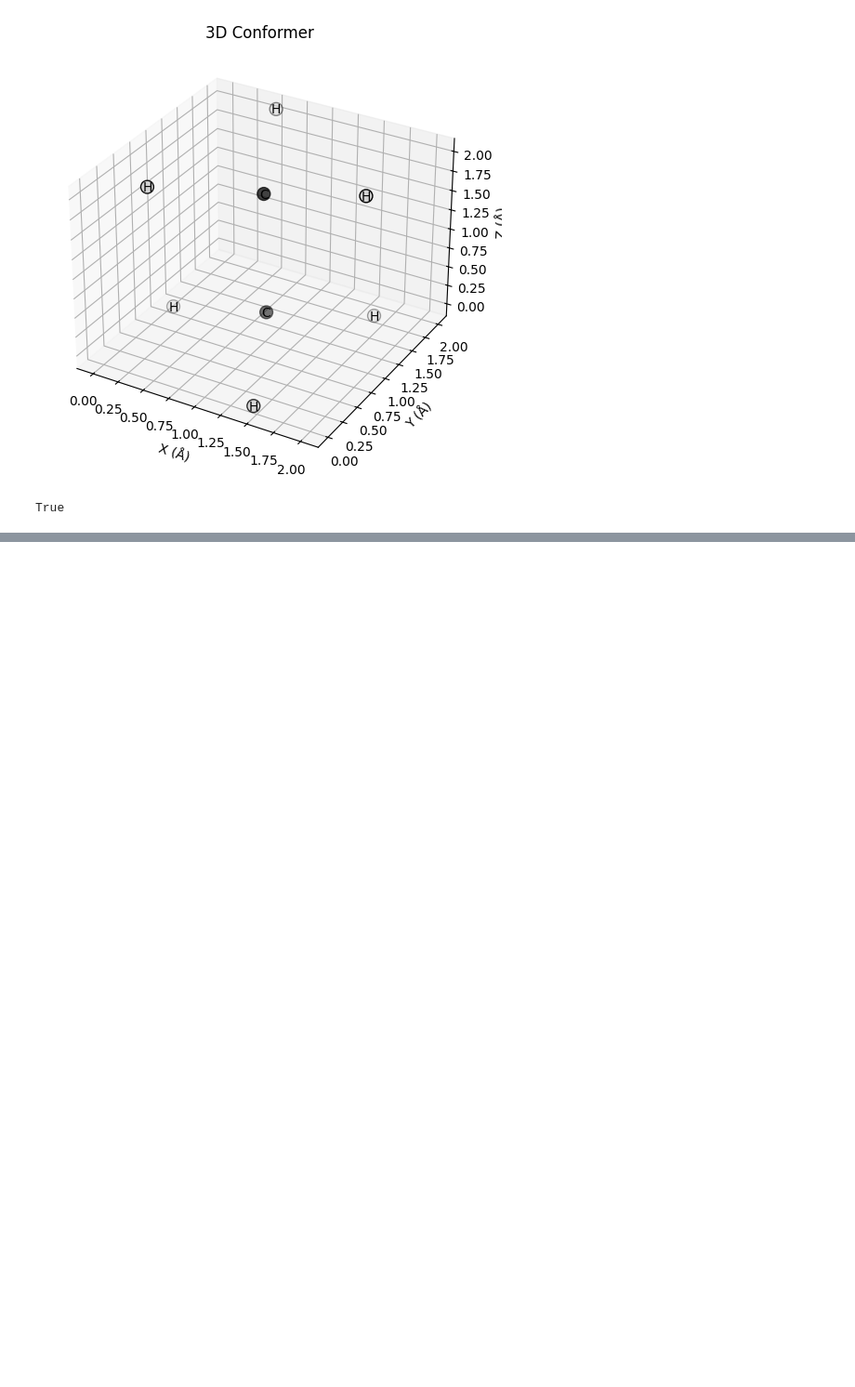
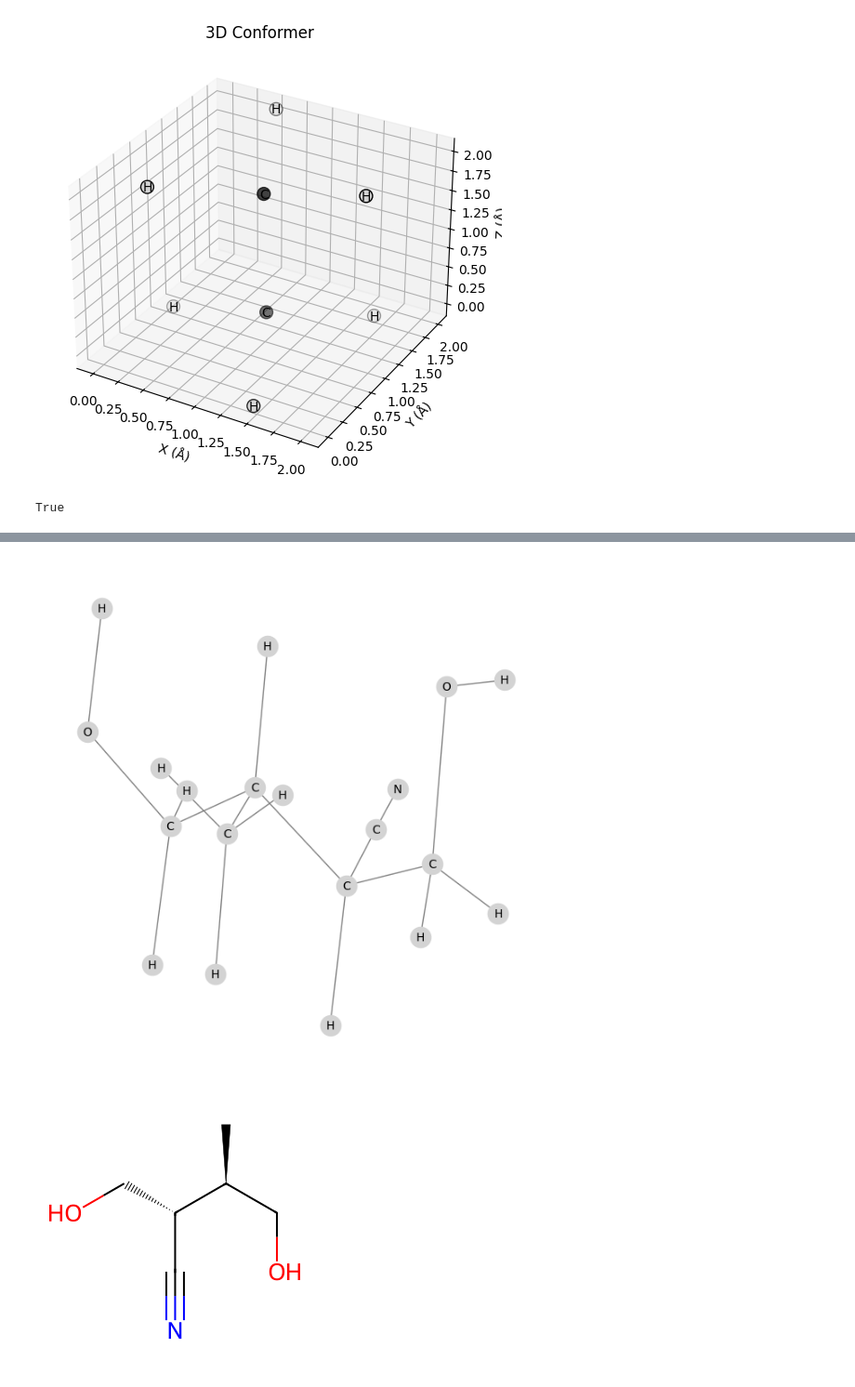
Before and after one commit to afloresep/conformer-generation, a Jupyter notebook: notebook.ipynb, the cells around one changed output, grey strips where cells are left out. Shown at 93% size. Saved outputs shown, nothing was run; the diff lists cells and outputs as text; code cells hidden in the pictures; blank space fills up the shorter version.

```diff
--- a/notebook.ipynb
+++ b/notebook.ipynb
@@ -419,0 +694,41 @@ True
+# %%
+import os
+os.chdir('/Users/afloresep/side_projects/se3-diffusion/src')
+import networkx as nx
+import matplotlib.pyplot as plt
+from torch_geometric.utils import to_networkx
+from utils import DataTransform
+with open('/Users/afloresep/side_projects/se3-diffusion/data/smiles_strings.txt', 'r') as file: smiles_strings_qm9 = [line.split('\n')[0] for line in file]
+
+transform = DataTransform()
+
+graphs = transform.smiles_to_graph(smiles_strings_qm9[:100])
+
+
+# Try some graph
+data = graphs[3]
+# Convert to a NetworkX graph
+G = to_networkx(data, to_undirected=True)
+
+# Use positions if they exist
+pos = {i: data.pos[i][:2].tolist() for i in range(data.num_nodes)}
+
+plt.figure(figsize=(6,6))
+nx.draw(
+    G, pos,
+    with_labels=False,
+    node_color='lightgray',
+    edge_color='gray',
+    node_size=300
+)
+nx.draw_networkx_labels(G, pos, data.labels, font_size=10)
+plt.show()
+
+# compare to acutal molecule
+
+from rdkit.Chem import Draw
+from rdkit import Chem
+Draw.MolToImage(Chem.MolFromSmiles(data.smi))
+# %% [output]
+[figure, added]
+[figure, added]
```
Also changed, not shown: parts of 8 cells of this notebook, 1 other file.
